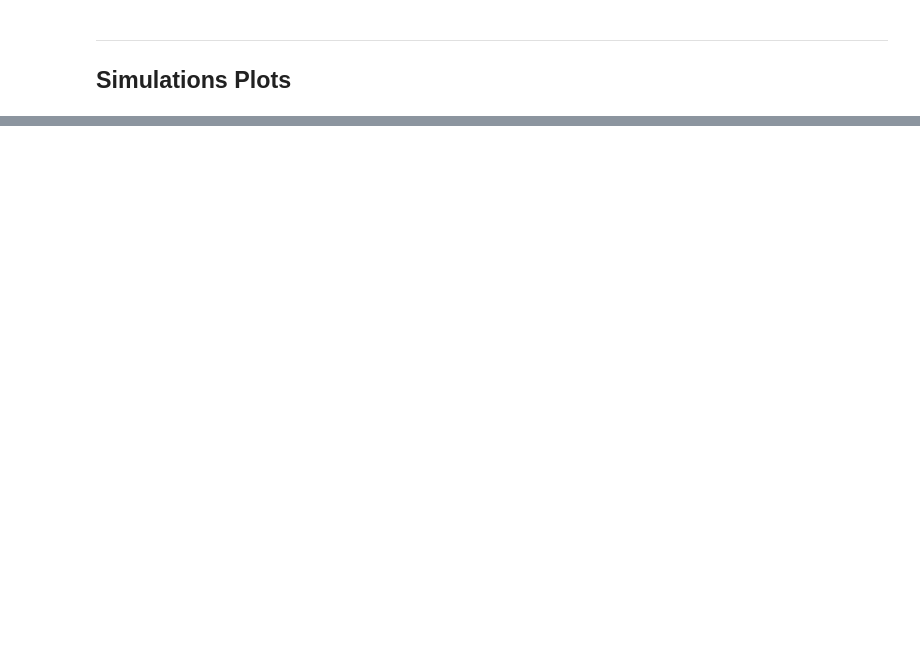
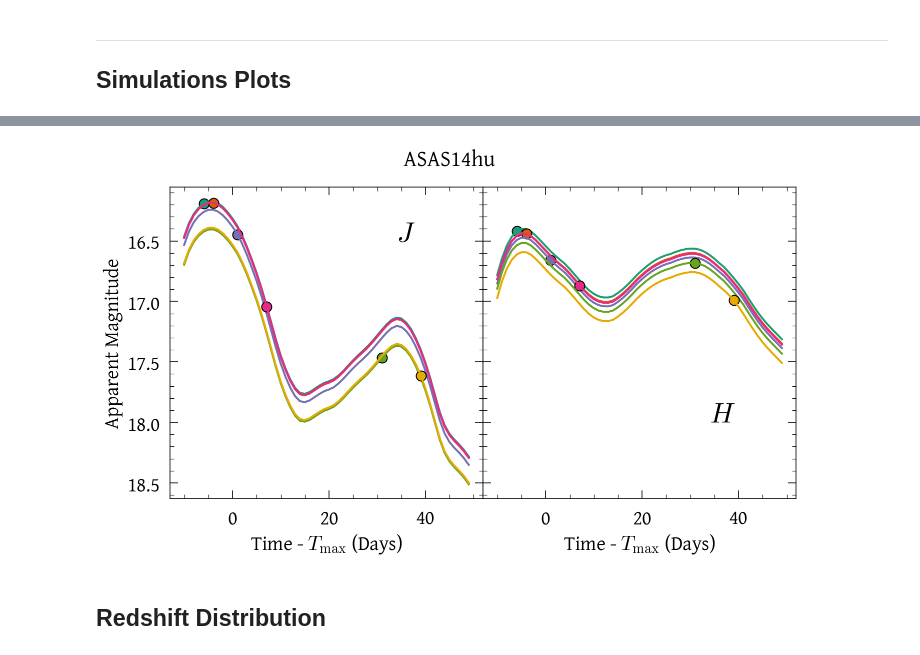
Before and after one commit to HOSTFLOWS/flows_sims, a Jupyter notebook: paper_plots.ipynb, the cells around one changed output, grey strips where cells are left out. Drawn from its saved outputs; the diff is of its cells as text; code cells hidden in the pictures; blank space fills up the shorter version.

```diff
--- a/paper_plots.ipynb
+++ b/paper_plots.ipynb
@@ -129,0 +526,36 @@ ___
+# %%
+colors = plt.get_cmap('Dark2').colors
+#colors = [plt.get_cmap('Dark2').colors[::-1] + plt.get_cmap('Set1').colors][0][::3]
+
+fig, axes = plt.subplots(1, 2, figsize=(10, 6),
+                         sharey=True, gridspec_kw={'wspace':0})
+
+for ax, band_list in zip(axes, model_dict.values()):
+    for i, band_dict in enumerate(band_list):
+        mjd, mag = band_dict['mjd'], band_dict['mag']
+        model_time = band_dict['model_time']
+        model_mag = band_dict['model_mag']
+
+        ax.plot(mjd-sn.Tmax, mag, 'o', ms=10, mec='k', color=colors[i])
+        ax.plot(model_time-sn.Tmax, model_mag, lw=2, color=colors[i])
+
+    #ax.set_xlabel('Modified Julian Date', fontsize=20)
+    ax.set_xlabel(r'Time - $T_{\rm max}$ (Days)', fontsize=20)
+    ax.tick_params(labelsize=20)
+
+axes[0].set_ylabel('Apparent Magnitude', fontsize=20)
+ax.invert_yaxis()
+fig.suptitle(sn_name, fontsize=22)
+
+axes[0].text((model_time-sn.Tmax).max()-15, 16.5, '$J$', fontsize=28)
+axes[1].text((model_time-sn.Tmax).max()-15, 18, '$H$', fontsize=28)
+
+plt.tight_layout()
+output = os.path.join(OUT_DIR, 'sim_example.pdf')
+plt.savefig(output)
+
+plt.show()
+# %% [output]
+[figure, added]
+# %% [markdown]
+## Redshift Distribution
```
Also changed, not shown: parts of 8 cells of this notebook, 5 other files.
